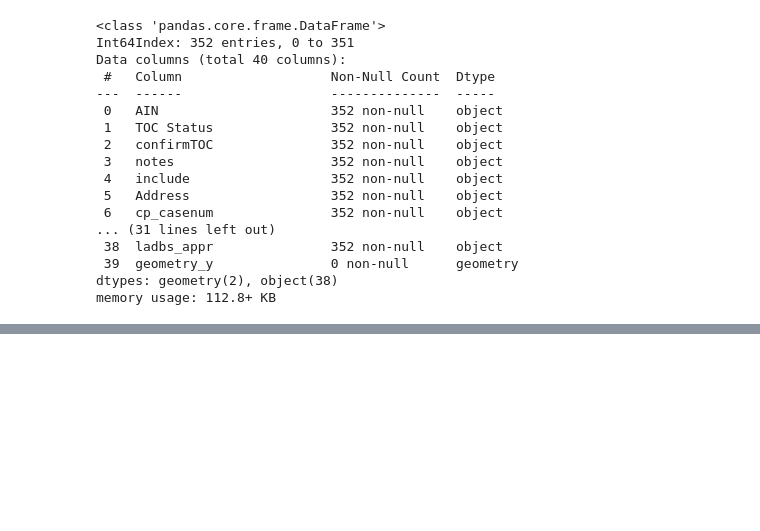
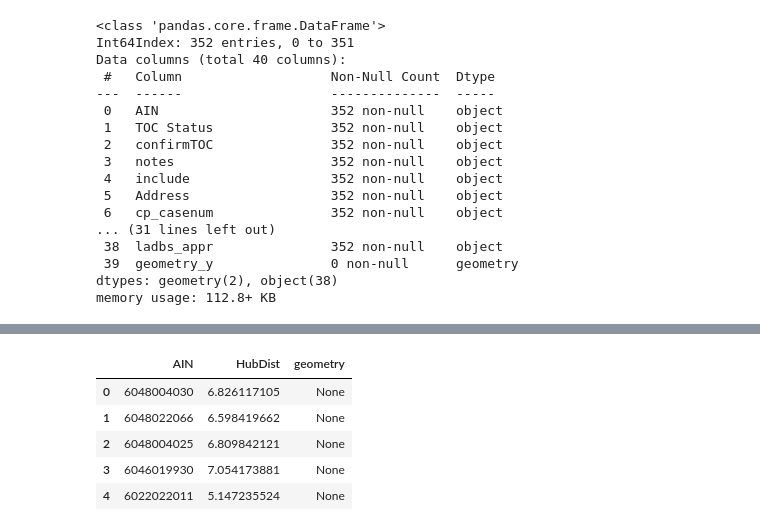
Before and after one commit to mnolangray/up206a-nolan, a Jupyter notebook: TOC_11_2021/TOC More Join.ipynb, the cells around one changed output, grey strips where cells are left out. Cells and saved outputs as stored; diff of their text form; code cells hidden in the pictures; blank space fills up the shorter version.

```diff
--- a/TOC_11_2021/TOC More Join.ipynb
+++ b/TOC_11_2021/TOC More Join.ipynb
@@ -113,0 +151,9 @@ TOC3.to_csv(r'output/TOC_11_9_2021.csv')
+# %%
+CBD.head(5)
+# %% [output]
+|  | AIN | HubDist | geometry |
+| 0 | 6048004030 | 6.826117105 | None |
+| 1 | 6048022066 | 6.598419662 | None |
+| 2 | 6048004025 | 6.809842121 | None |
+| 3 | 6046019930 | 7.054173881 | None |
+| 4 | 6022022011 | 5.147235524 | None |
```
Also changed, not shown: parts of 16 cells of this notebook, 2 other files.
